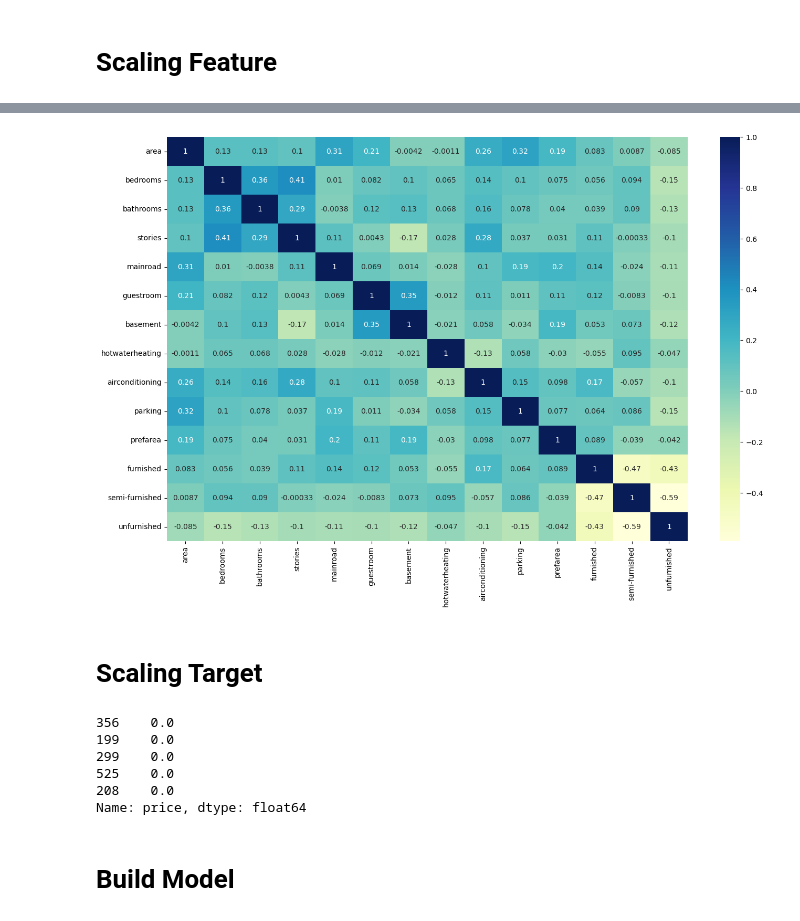
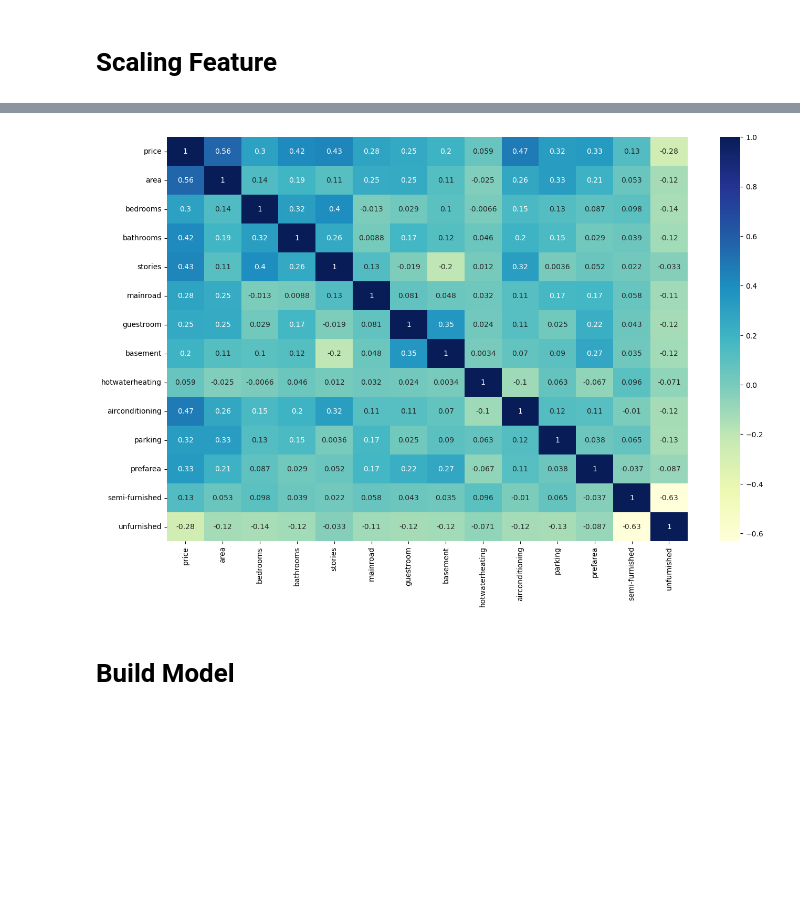
Before and after one commit to arydotme/house-pricing-linear-regression, a Jupyter notebook: house_pricing.ipynb, the cells around one changed output, grey strips where cells are left out. Saved outputs shown, nothing was run; the diff lists cells and outputs as text; code cells hidden in the pictures; blank space fills up the shorter version.

Commit message:
Fix splitting dataset for statsmodel

```diff
--- a/house_pricing.ipynb
+++ b/house_pricing.ipynb
@@ -223,5 +223,5 @@ df.shape
 # %% [markdown]
 # Splitting Dataset
 # %%
-X = df.drop(columns = ['price'])
-y = df['price']
+np.random.seed(0)
+df_train, df_test = train_test_split(df, train_size = 0.7, test_size = 0.3, random_state = 100)
@@ -234,7 +230,7 @@ X_train, X_test, y_train, y_test = train_test_split(
 # %%
 scaler = MinMaxScaler()
 # %%
-num_vars = ['area', 'bedrooms', 'bathrooms', 'stories', 'parking']
+num_vars = ['area', 'bedrooms', 'bathrooms', 'stories', 'parking','price']
 
-X_train[num_vars] = scaler.fit_transform(X_train[num_vars])
+df_train[num_vars] = scaler.fit_transform(df_train[num_vars])
 # %%
@@ -249,8 +257,6 @@ X_train.head()
 # %%
 plt.figure(figsize = (16, 10))
-sns.heatmap(X_train.corr(), annot = True, cmap = "YlGnBu")
+sns.heatmap(df_train.corr(), annot = True, cmap="YlGnBu")
 plt.show()
 # %% [output]
-[figure, old version]
+[figure, new version]
-# %% [markdown]
-# Scaling Target
@@ -261,9 +262,0 @@ y_train = pd.Series(y_train.flatten(), index = X_train.index, name = 'price')
-# %%
-y_train.head()
-# %% [output]
-356    0.0
-199    0.0
-299    0.0
-525    0.0
-208    0.0
-Name: price, dtype: float64
```
Also changed, not shown: parts of 15 cells of this notebook.
